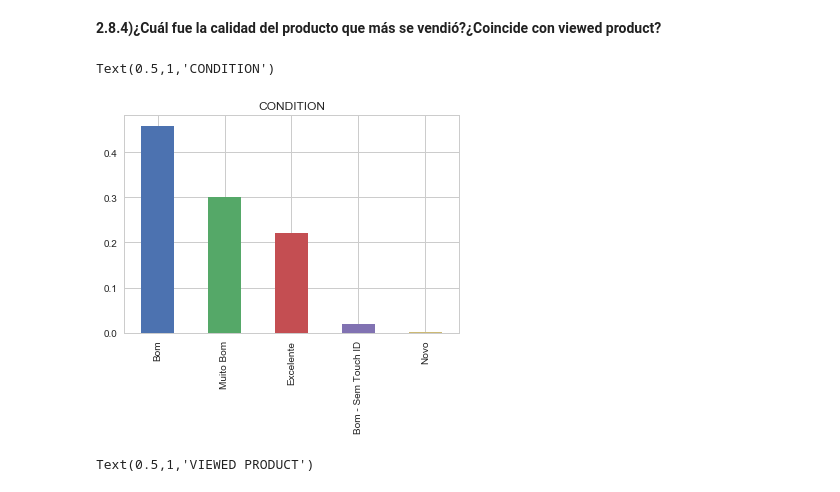
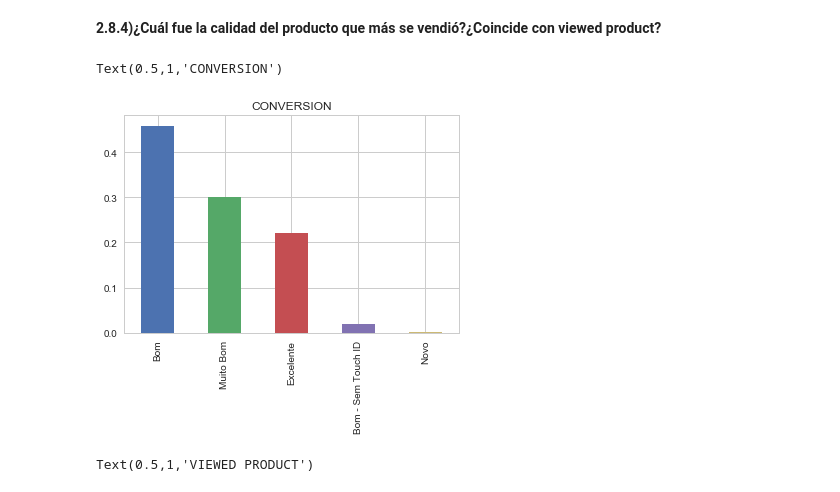
Before and after one commit to sebalogue/tp1-datos, a Jupyter notebook: TP1 - Parte 1,2 .ipynb, the cells around one changed output. Drawn from its saved outputs; the diff is of its cells as text; code cells hidden in the pictures.

```diff
--- a/TP1 - Parte 1,2 .ipynb
+++ b/TP1 - Parte 1,2 .ipynb
@@ -1263,10 +1343,10 @@ Se puede ver que la proporción de gente que buscó dispositivos de 32 gb no es
 **2.8.4)¿Cuál fue la calidad del producto que más se vendió?¿Coincide con viewed product?**
 # %%
 conversion_condition = conversion.condition.value_counts(normalize = True)
-conversion_condition.plot(kind = 'bar').set_title('CONDITION')
+conversion_condition.plot(kind = 'bar').set_title('CONVERSION')
 # %% [output]
-Text(0.5,1,'CONDITION')
+Text(0.5,1,'CONVERSION')
-[figure, old version]
+[figure, new version]
 # %%
 viewed_product.condition.value_counts(normalize = True).plot(kind = 'bar').set_title('VIEWED PRODUCT')
 # %% [output]
```
Also changed, not shown: parts of 10 cells of this notebook, 2 other files.
